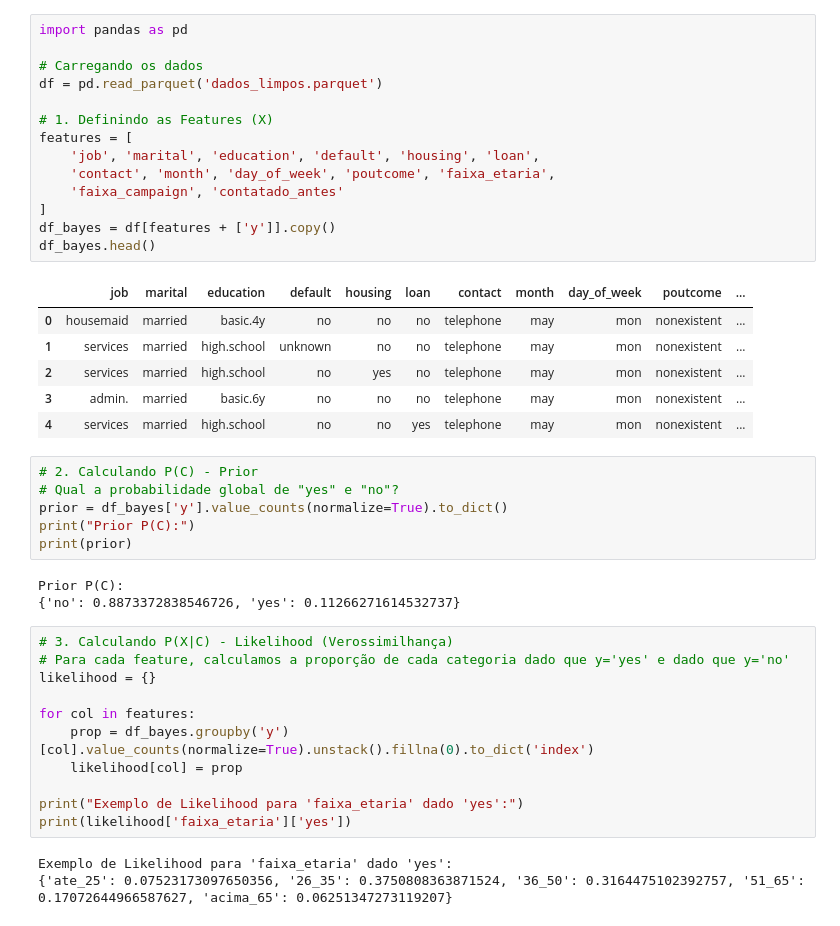
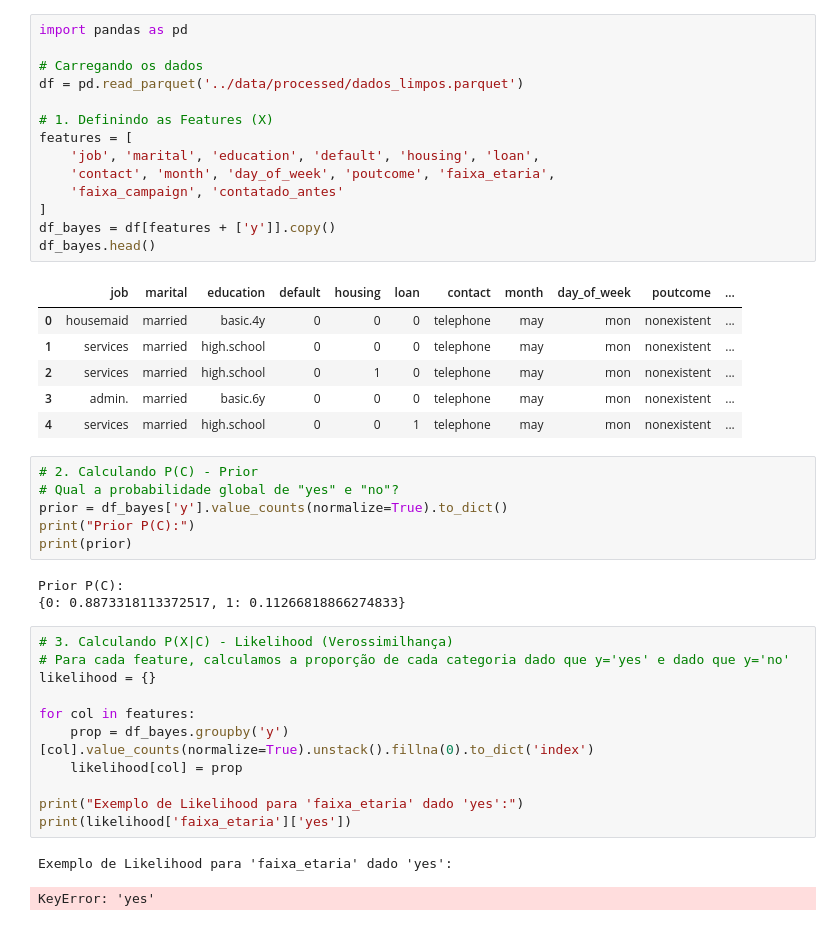
Before and after one commit to LucasUgulino/Super_Projeto_Estatistica, a Jupyter notebook: notebooks/teorema_bayes.ipynb, the cells around one changed output. Saved outputs shown, nothing was run; the diff lists cells and outputs as text.

```diff
--- a/notebooks/teorema_bayes.ipynb
+++ b/notebooks/teorema_bayes.ipynb
@@ -1,24 +1,24 @@
 # %%
 import pandas as pd
 
 # Carregando os dados
-df = pd.read_parquet('dados_limpos.parquet')
+df = pd.read_parquet('../data/processed/dados_limpos.parquet')
 
 # 1. Definindo as Features (X)
 features = [
     'job', 'marital', 'education', 'default', 'housing', 'loan',
     'contact', 'month', 'day_of_week', 'poutcome', 'faixa_etaria',
     'faixa_campaign', 'contatado_antes'
 ]
 df_bayes = df[features + ['y']].copy()
 df_bayes.head()
 # %% [output]
 |  | job | marital | education | default | housing | loan | contact | month | day_of_week | poutcome | ... |
-| 0 | housemaid | married | basic.4y | no | no | no | telephone | may | mon | nonexistent | ... |
-| 1 | services | married | high.school | unknown | no | no | telephone | may | mon | nonexistent | ... |
-| 2 | services | married | high.school | no | yes | no | telephone | may | mon | nonexistent | ... |
-| 3 | admin. | married | basic.6y | no | no | no | telephone | may | mon | nonexistent | ... |
-| 4 | services | married | high.school | no | no | yes | telephone | may | mon | nonexistent | ... |
+| 0 | housemaid | married | basic.4y | 0 | 0 | 0 | telephone | may | mon | nonexistent | ... |
+| 1 | services | married | high.school | 0 | 0 | 0 | telephone | may | mon | nonexistent | ... |
+| 2 | services | married | high.school | 0 | 1 | 0 | telephone | may | mon | nonexistent | ... |
+| 3 | admin. | married | basic.6y | 0 | 0 | 0 | telephone | may | mon | nonexistent | ... |
+| 4 | services | married | high.school | 0 | 0 | 1 | telephone | may | mon | nonexistent | ... |
 # %%
 # 2. Calculando P(C) - Prior
 # Qual a probabilidade global de "yes" e "no"?
@@ -27,7 +27,7 @@ print("Prior P(C):")
 print(prior)
 # %% [output]
 Prior P(C):
-{'no': 0.8873372838546726, 'yes': 0.11266271614532737}
+{0: 0.8873318113372517, 1: 0.11266818866274833}
 # %%
 # 3. Calculando P(X|C) - Likelihood (Verossimilhança)
 # Para cada feature, calculamos a proporção de cada categoria dado que y='yes' e dado que y='no'
@@ -41,4 +41,4 @@ print("Exemplo de Likelihood para 'faixa_etaria' dado 'yes':")
 print(likelihood['faixa_etaria']['yes'])
 # %% [output]
 Exemplo de Likelihood para 'faixa_etaria' dado 'yes':
-{'ate_25': 0.07523173097650356, '26_35': 0.3750808363871524, '36_50': 0.3164475102392757, '51_65': 0.17072644966587627, 'acima_65': 0.06251347273119207}
+KeyError: 'yes'
```
Also changed, not shown: 2 other files.
